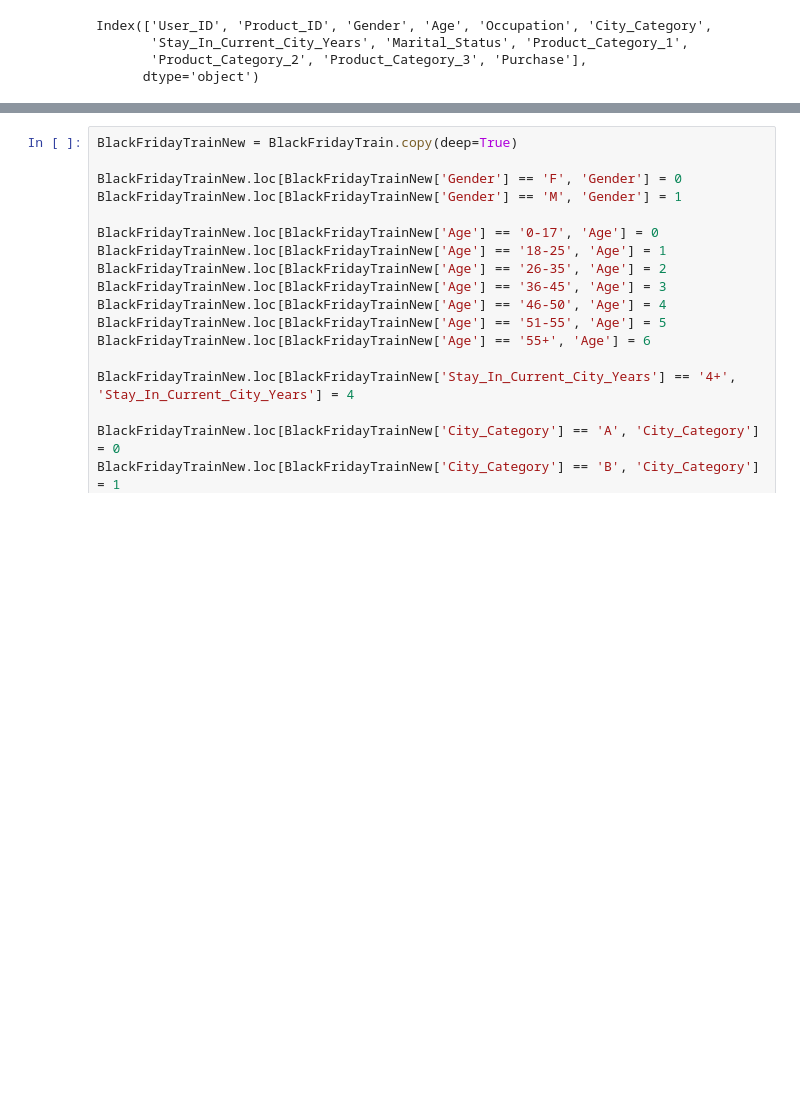
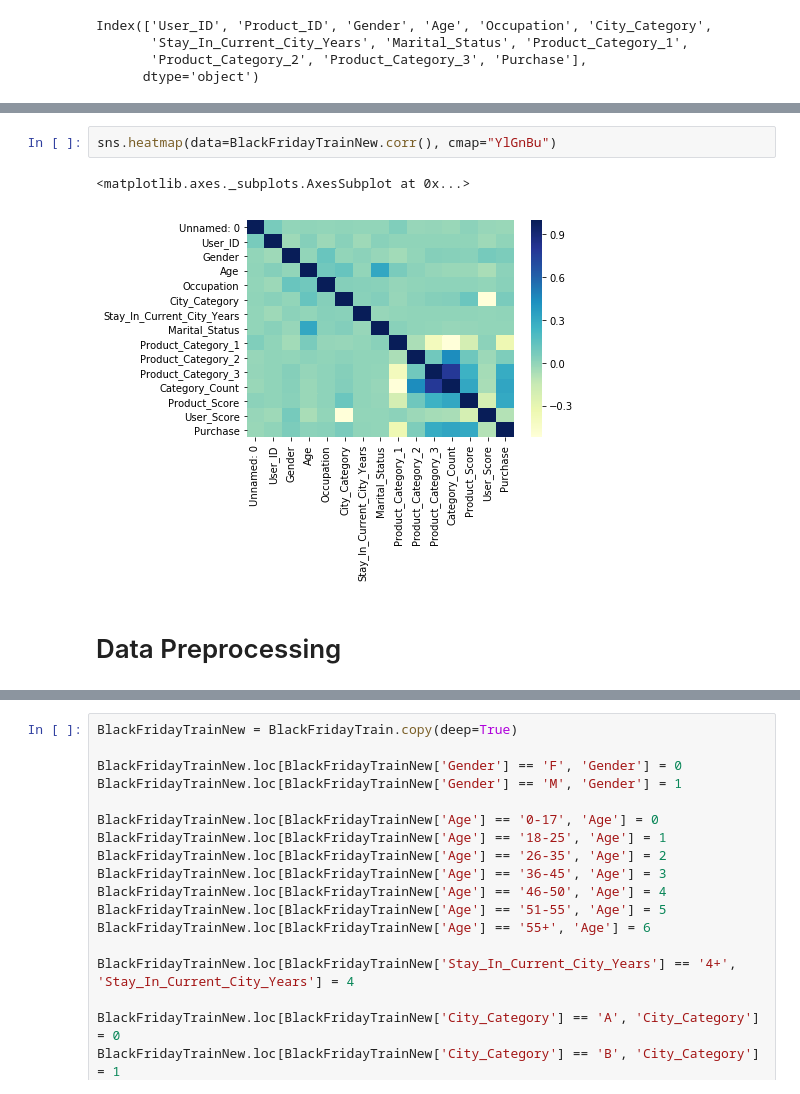
Before and after one commit to naomimachado/CS6220-Black-Friday-Sales-Prediction-Project, a Jupyter notebook: BlackFridayDeals_final.ipynb, the cells around one changed output, grey strips where cells are left out. Saved outputs shown, nothing was run; the diff lists cells and outputs as text; blank space fills up the shorter version.

Commit message:
added plots to final code

```diff
--- a/BlackFridayDeals_final.ipynb
+++ b/BlackFridayDeals_final.ipynb
@@ -128,0 +201,7 @@ BlackFridayTrain.groupby('Marital_Status')['Purchase'].sum().iplot(kind='bar', t
+# %%
+sns.heatmap(data=BlackFridayTrainNew.corr(), cmap="YlGnBu")
+# %% [output]
+<matplotlib.axes._subplots.AxesSubplot at 0x...>
+[figure, added]
+# %% [markdown]
+# Data Preprocessing
```
Also changed, not shown: parts of 63 cells of this notebook.
